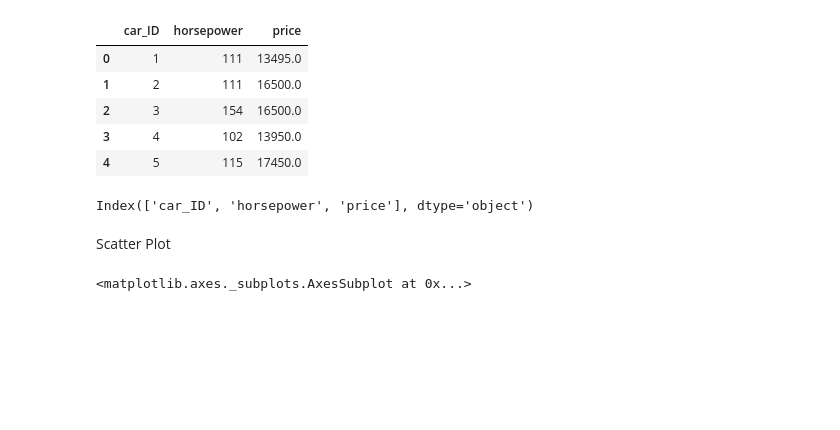
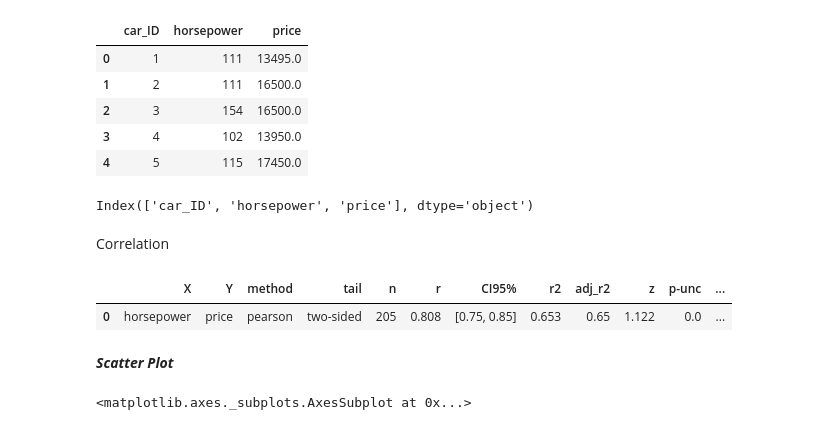
Before and after one commit to MagicYYe/NYU_Integrated_Marketing, a Jupyter notebook: Final_Project_(zy2170).ipynb, the cells around one changed output. Cells and saved outputs as stored; diff of their text form; code cells hidden in the pictures; blank space fills up the shorter version.

```diff
--- a/Final_Project_(zy2170).ipynb
+++ b/Final_Project_(zy2170).ipynb
@@ -38,5 +38,5 @@ df.head()
 df.columns
 # %% [output]
 Index(['car_ID', 'horsepower', 'price'], dtype='object')
-# %% [markdown]
-Scatter Plot
+# %% [markdown]
+Correlation
@@ -43,3 +45,10 @@ Scatter Plot
+# %%
+pg.pairwise_corr(df,columns=['horsepower', 'price'], method='pearson').round(3)
+# %% [output]
+|  | X | Y | method | tail | n | r | CI95% | r2 | adj_r2 | z | p-unc | ... |
+| 0 | horsepower | price | pearson | two-sided | 205 | 0.808 | [0.75, 0.85] | 0.653 | 0.65 | 1.122 | 0.0 | ... |
+# %% [markdown]
+***Scatter Plot***
 # %%
 #install the package
 import seaborn as sns
```
Also changed, not shown: parts of 5 cells of this notebook.
